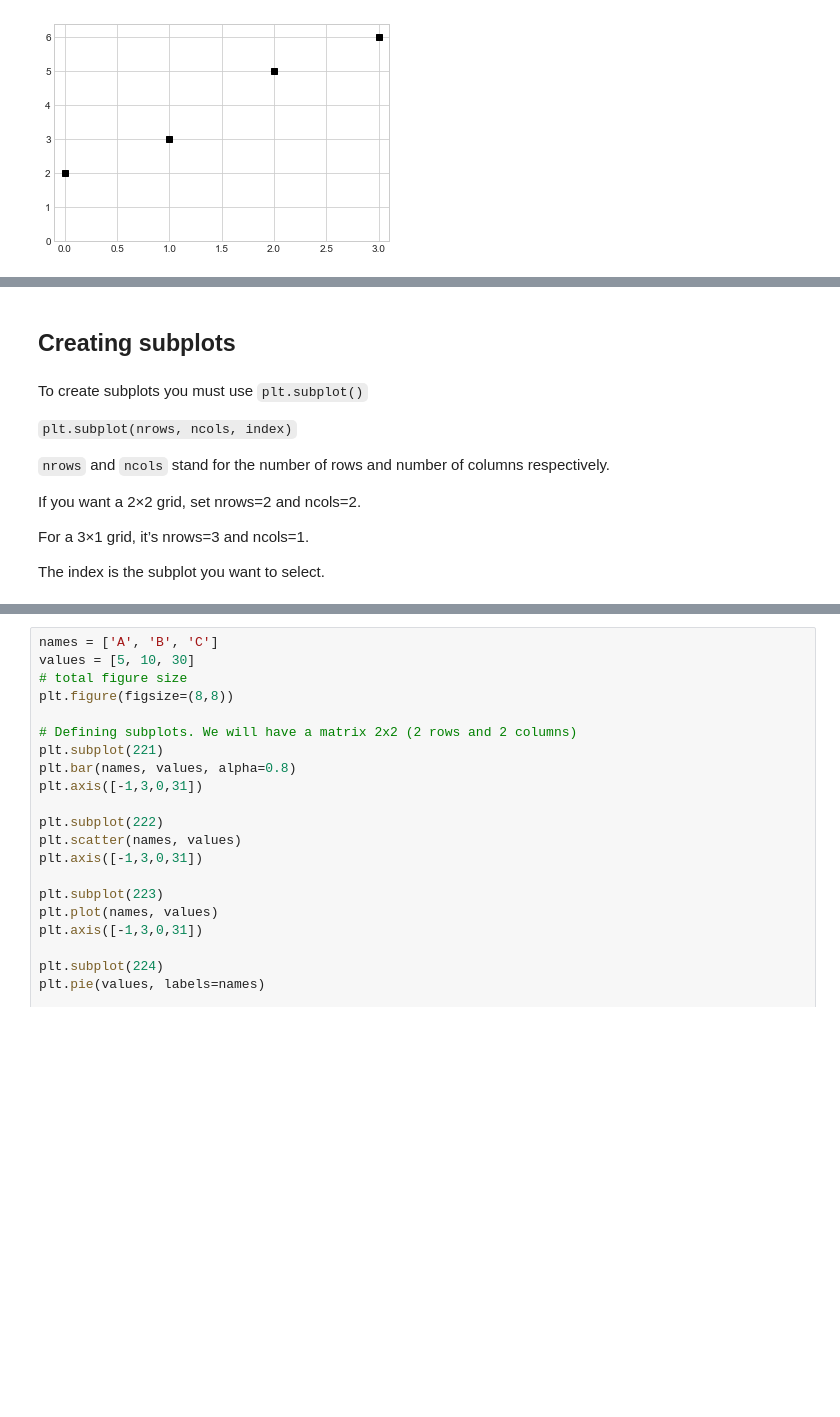
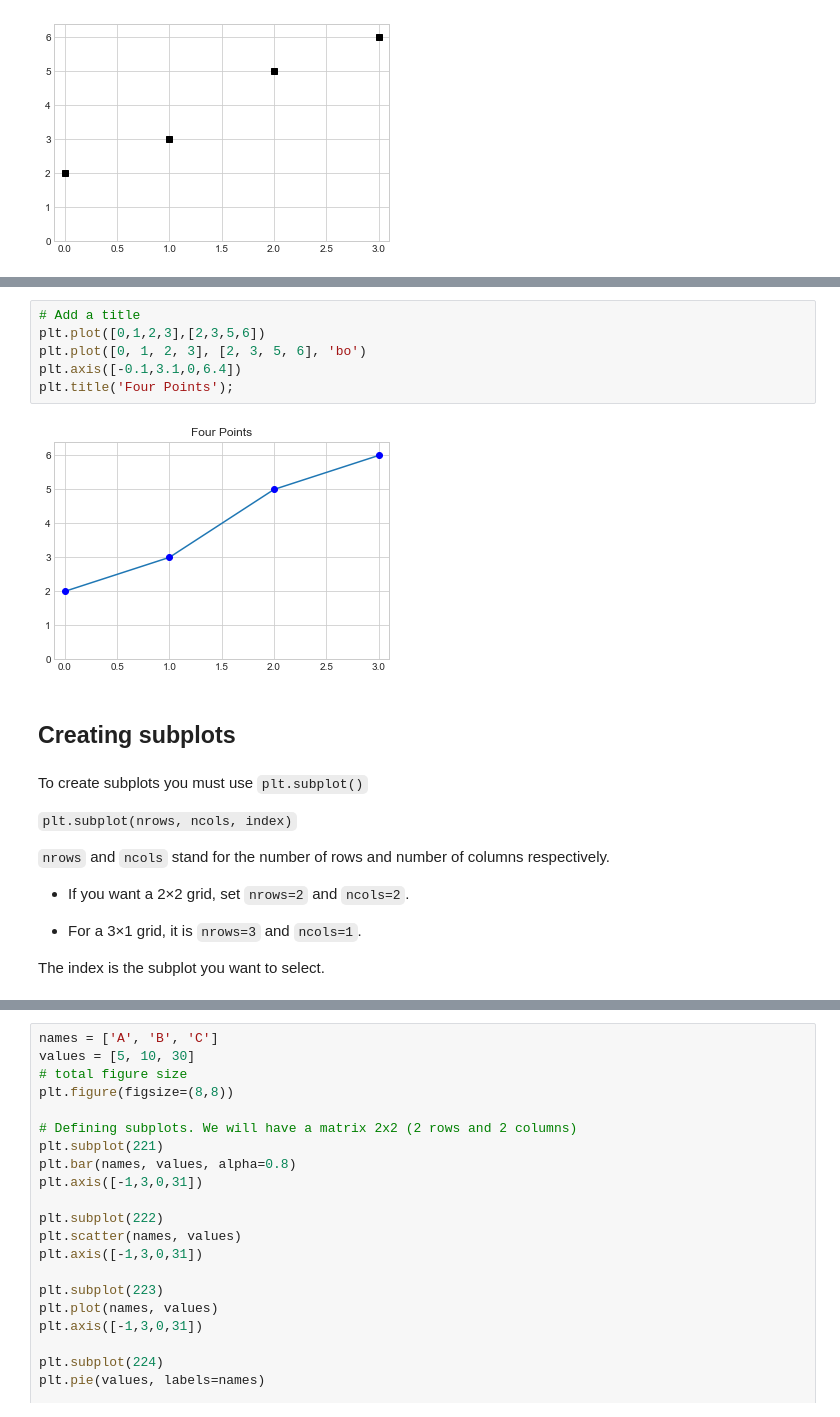
Before and after one commit to Goliath-Research/Introduction-to-Data-Science, a Jupyter notebook: 05-Introduction to Data Visualization/03-Customizing Matplotlib.ipynb, the cells around one changed output, grey strips where cells are left out. Saved outputs shown, nothing was run; the diff lists cells and outputs as text; blank space fills up the shorter version.

```diff
--- a/05-Introduction to Data Visualization/03-Customizing Matplotlib.ipynb
+++ b/05-Introduction to Data Visualization/03-Customizing Matplotlib.ipynb
@@ -42,3 +48,11 @@ plt.axis([-0.1,3.1,0,6.4]);
+# %%
+# Add a title
+plt.plot([0,1,2,3],[2,3,5,6])
+plt.plot([0, 1, 2, 3], [2, 3, 5, 6], 'bo')
+plt.axis([-0.1,3.1,0,6.4])
+plt.title('Four Points');
+# %% [output]
+[figure, added]
 # %% [markdown]
 ## Creating subplots
 # %% [markdown]
@@ -48,9 +62,9 @@ To create subplots you must use `plt.subplot()`
 
 `nrows` and `ncols` stand for the number of rows and number of columns respectively.
 
-If you want a 2×2 grid, set nrows=2 and ncols=2.
+- If you want a 2×2 grid, set `nrows=2` and `ncols=2`.
 
-For a 3×1 grid, it’s nrows=3 and ncols=1.
+- For a 3×1 grid, it is `nrows=3` and `ncols=1`.
 
 The index is the subplot you want to select.
 # %%
```
Also changed, not shown: parts of 25 cells of this notebook, 4 other files.
